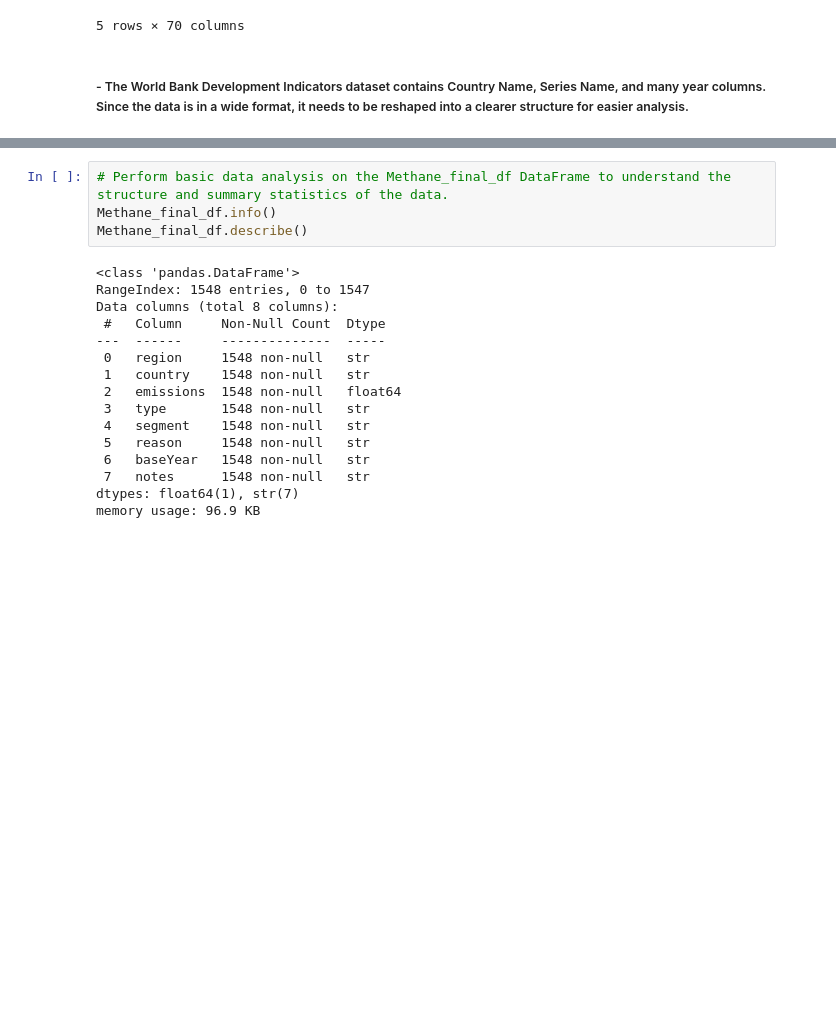
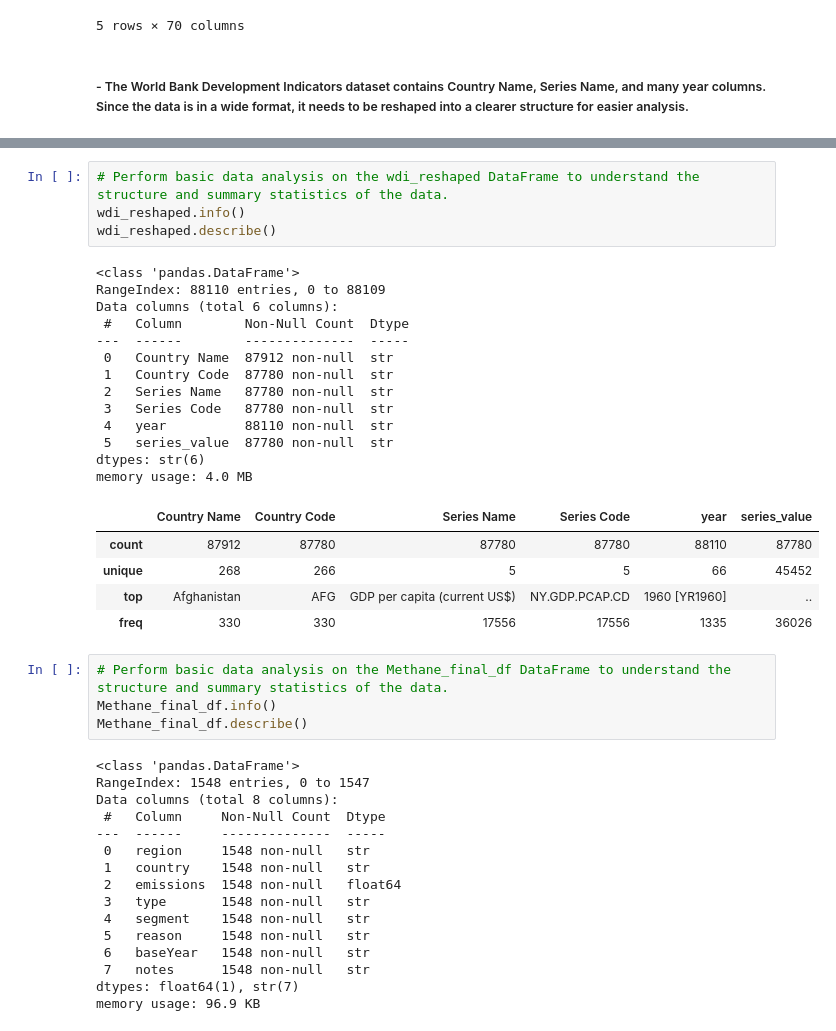
Before and after one commit to IT4063C-Spring26/final-project-proddasr, a Jupyter notebook: source.ipynb, the cells around one changed output, grey strips where cells are left out. Cells and saved outputs as stored; diff of their text form; blank space fills up the shorter version.

Commit message:
did some exploratory data analysis on the world bank indicator data set

```diff
--- a/source.ipynb
+++ b/source.ipynb
@@ -253,6 +253,29 @@ wdi_reshaped.sample(5)
 | 40606 | Lesotho | LSO | Energy use (kg of oil equivalent ... | EG.USE.PCAP.KG.OE | 1990 [YR1990] | .. |
 | 14728 | Armenia | ARM | Industry (including construction)... | NV.IND.EMPL.KD | 1971 [YR1971] | .. |
 | 60168 | Belgium | BEL | Industry (including construction)... | NV.IND.EMPL.KD | 2005 [YR2005] | 82010.6815254135 |
+# %%
+# Perform basic data analysis on the wdi_reshaped DataFrame to understand the structure and summary statistics of the data.
+wdi_reshaped.info()
+wdi_reshaped.describe()
+# %% [output]
+<class 'pandas.DataFrame'>
+RangeIndex: 88110 entries, 0 to 88109
+Data columns (total 6 columns):
+ #   Column        Non-Null Count  Dtype
+---  ------        --------------  -----
+ 0   Country Name  87912 non-null  str
+ 1   Country Code  87780 non-null  str
+ 2   Series Name   87780 non-null  str
+ 3   Series Code   87780 non-null  str
+ 4   year          88110 non-null  str
+ 5   series_value  87780 non-null  str
+dtypes: str(6)
+memory usage: 4.0 MB
+|  | Country Name | Country Code | Series Name | Series Code | year | series_value |
+| count | 87912 | 87780 | 87780 | 87780 | 88110 | 87780 |
+| unique | 268 | 266 | 5 | 5 | 66 | 45452 |
+| top | Afghanistan | AFG | GDP per capita (current US$) | NY.GDP.PCAP.CD | 1960 [YR1960] | .. |
+| freq | 330 | 330 | 17556 | 17556 | 1335 | 36026 |
 # %%
 # Perform basic data analysis on the Methane_final_df DataFrame to understand the structure and summary statistics of the data.
 Methane_final_df.info()
```
